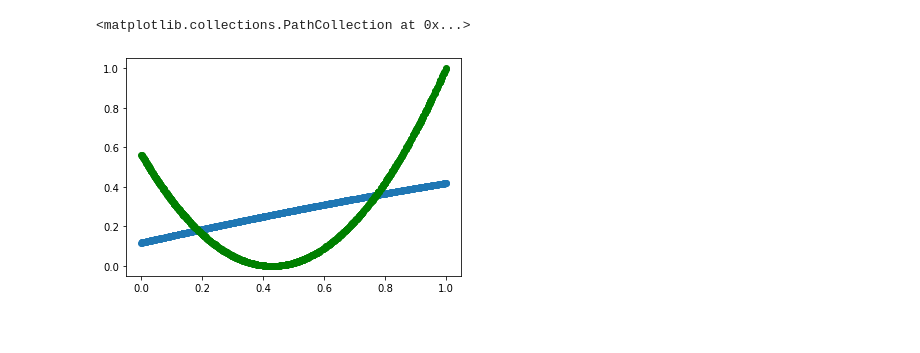
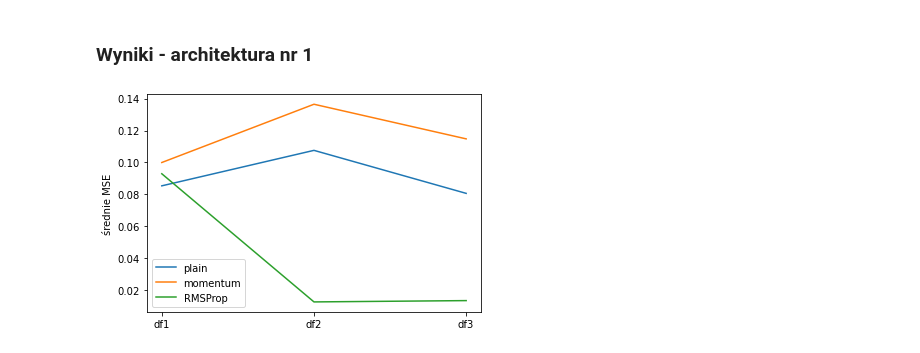
Before and after one commit to okcze/AI_intro, a Jupyter notebook: MLP_momentum.ipynb, the cells around one changed output. Cells and saved outputs as stored; diff of their text form; code cells hidden in the pictures.

Commit message:
finished momentum and rmsprop

```diff
--- a/MLP_momentum.ipynb
+++ b/MLP_momentum.ipynb
@@ -417,6 +377,13 @@ Warstwa 1 bias-y:
-# %%
-plt.scatter(x_train, nn.predict(x_train))
-plt.scatter(x_train, y_train, color="green")
-# %% [output]
-<matplotlib.collections.PathCollection at 0x...>
-[figure, removed]
+# %%
+def res_plot(r):
+    plt.plot(["df1", "df2", "df3"], r.transpose()[0], label = "plain")
+    plt.plot(r.transpose()[1], label = "momentum")
+    plt.plot(r.transpose()[2], label = "RMSProp")
+    plt.legend()
+    plt.ylabel("średnie MSE")
+# %% [markdown]
+### Wyniki - architektura nr 1
+# %%
+res_plot(r1)
+# %% [output]
+[figure, added]
```
Also changed, not shown: parts of 18 cells of this notebook.
